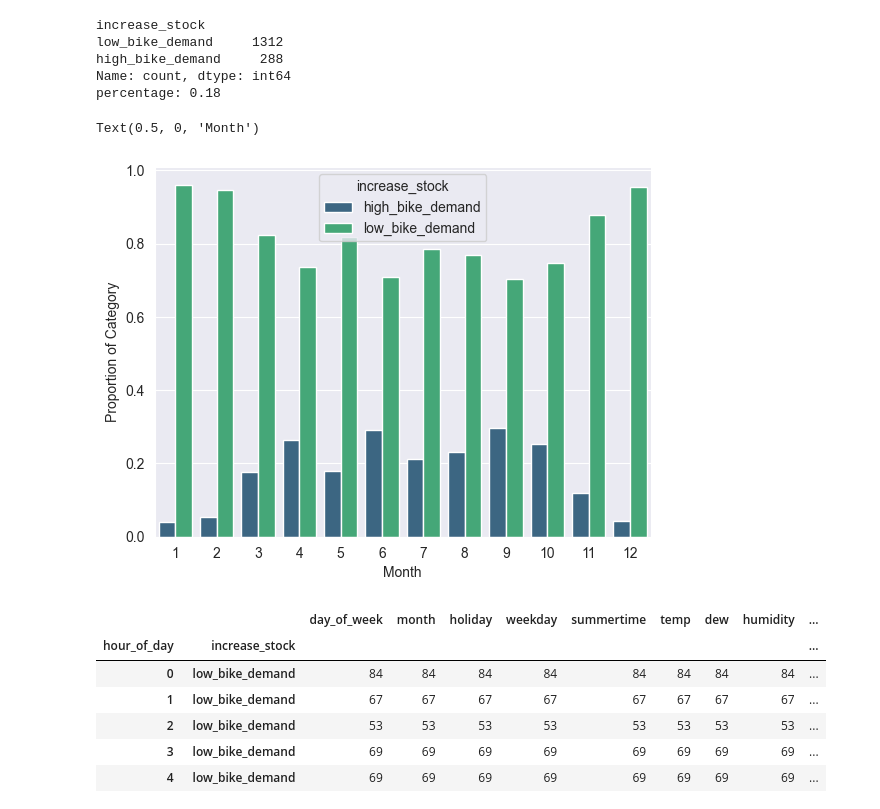
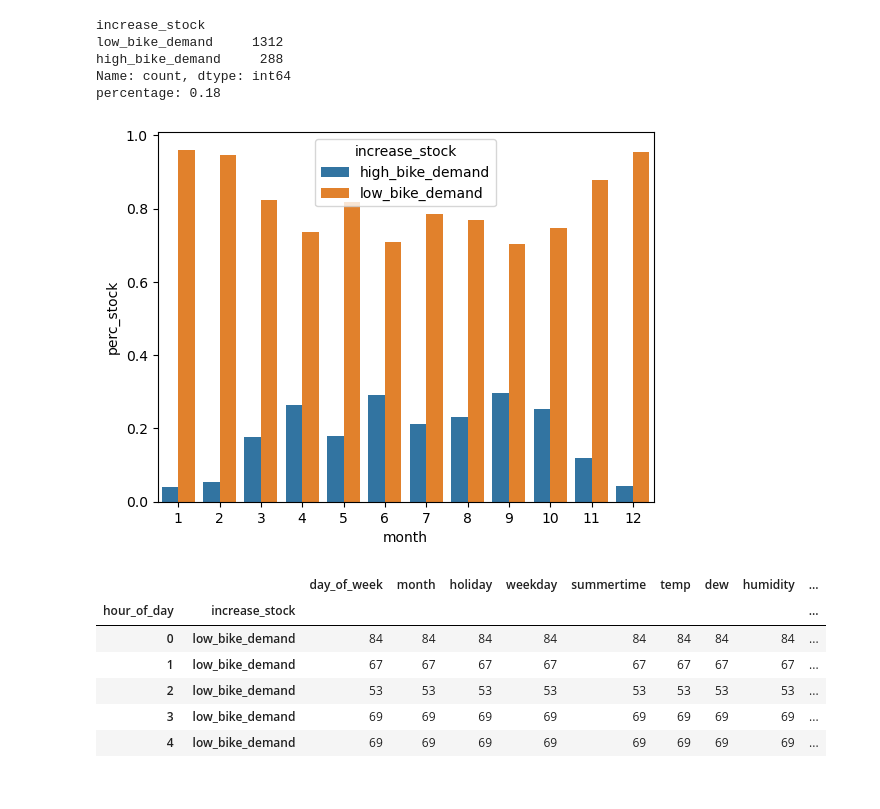
Before and after one commit to vaughankraska/BIKES_SML, a Jupyter notebook: notebooks/es_data_exporation.ipynb, the cells around one changed output. Drawn from its saved outputs; the diff is of its cells as text; code cells hidden in the pictures.

```diff
--- a/notebooks/es_data_exporation.ipynb
+++ b/notebooks/es_data_exporation.ipynb
@@ -102,18 +102,14 @@ percentage: 0.18
 # %%
 # Percentage of high/low bike demand per month
 data_time = data[["month", "hour_of_day","day_of_week","increase_stock"]]
 df_month = data_time.groupby(['month', "increase_stock"]).count().reset_index().drop(columns =["day_of_week"])
 df_help = data_time["month"].value_counts().reset_index()
 df_month = pd.merge(df_month,df_help,left_on= df_month["month"], right_on= df_help["month"], how = "inner").drop(columns =["month_y","key_0"])
 df_month = df_month.rename(columns={"hour_of_day": "count_stock","count":"count_month","month_x":"month"})
 df_month["perc_stock"] = df_month["count_stock"] / df_month["count_month"]
-_ = sns.barplot(data = df_month, x="month",y="perc_stock", hue = "increase_stock", palette='viridis')
-plt.ylabel('Proportion of Category')
-plt.xlabel('Month')
-# plt.savefig('../figures/bar_month.png',format='png', bbox_inches='tight',dpi=500, transparent=True)
+_ = sns.barplot(data = df_month, x="month",y="perc_stock", hue = "increase_stock")
 # %% [output]
-Text(0.5, 0, 'Month')
-[figure, old version]
+[figure, new version]
 # %%
 data.groupby(by=["hour_of_day","increase_stock"]).count()
 #sns.countplot(data = data, x="summertime", hue = "increase_stock")
```
Also changed, not shown: parts of 24 cells of this notebook, 2 other files.
